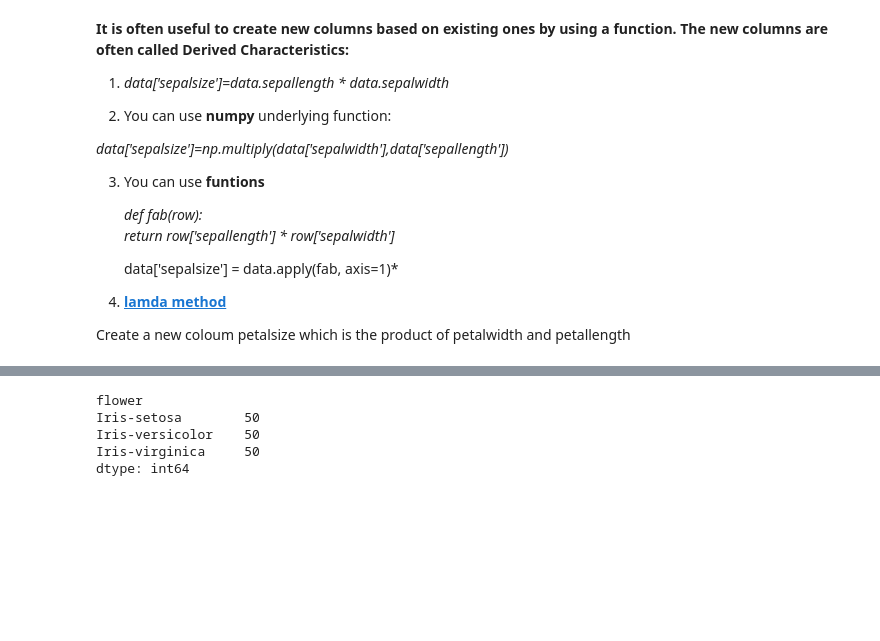
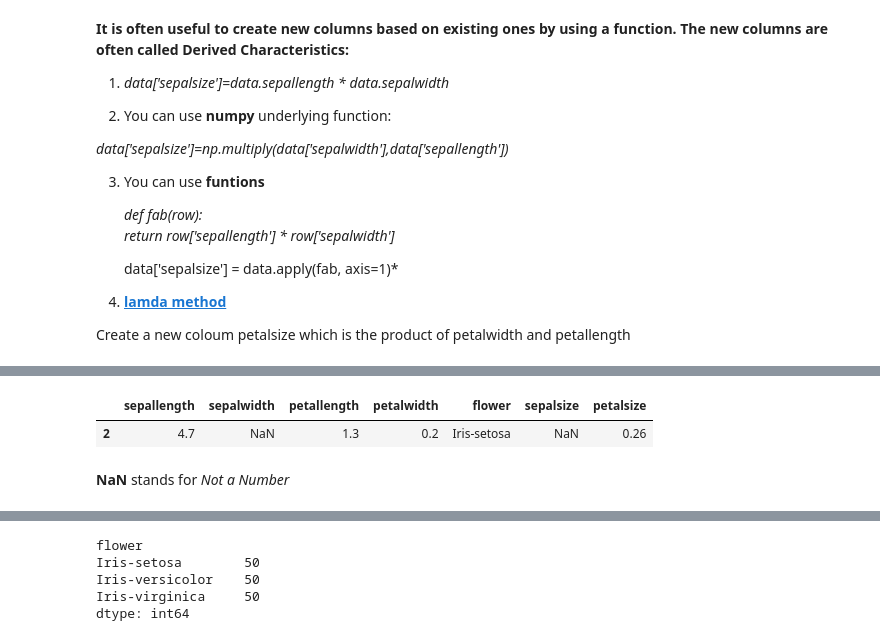
Before and after one commit to holyox/online-sessions, a Jupyter notebook: ml_in-Copy1.ipynb, the cells around one changed output, grey strips where cells are left out. Saved outputs shown, nothing was run; the diff lists cells and outputs as text; code cells hidden in the pictures; blank space fills up the shorter version.

```diff
--- a/ml_in-Copy1.ipynb
+++ b/ml_in-Copy1.ipynb
@@ -372 +369,8 @@ data
+# %%
+data.loc[2:2]
+# %% [output]
+|  | sepallength | sepalwidth | petallength | petalwidth | flower | sepalsize | petalsize |
+| 2 | 4.7 | NaN | 1.3 | 0.2 | Iris-setosa | NaN | 0.26 |
+# %% [markdown]
+**NaN** stands for *Not a Number*
 # %% [markdown]
```
Also changed, not shown: parts of 24 cells of this notebook.
